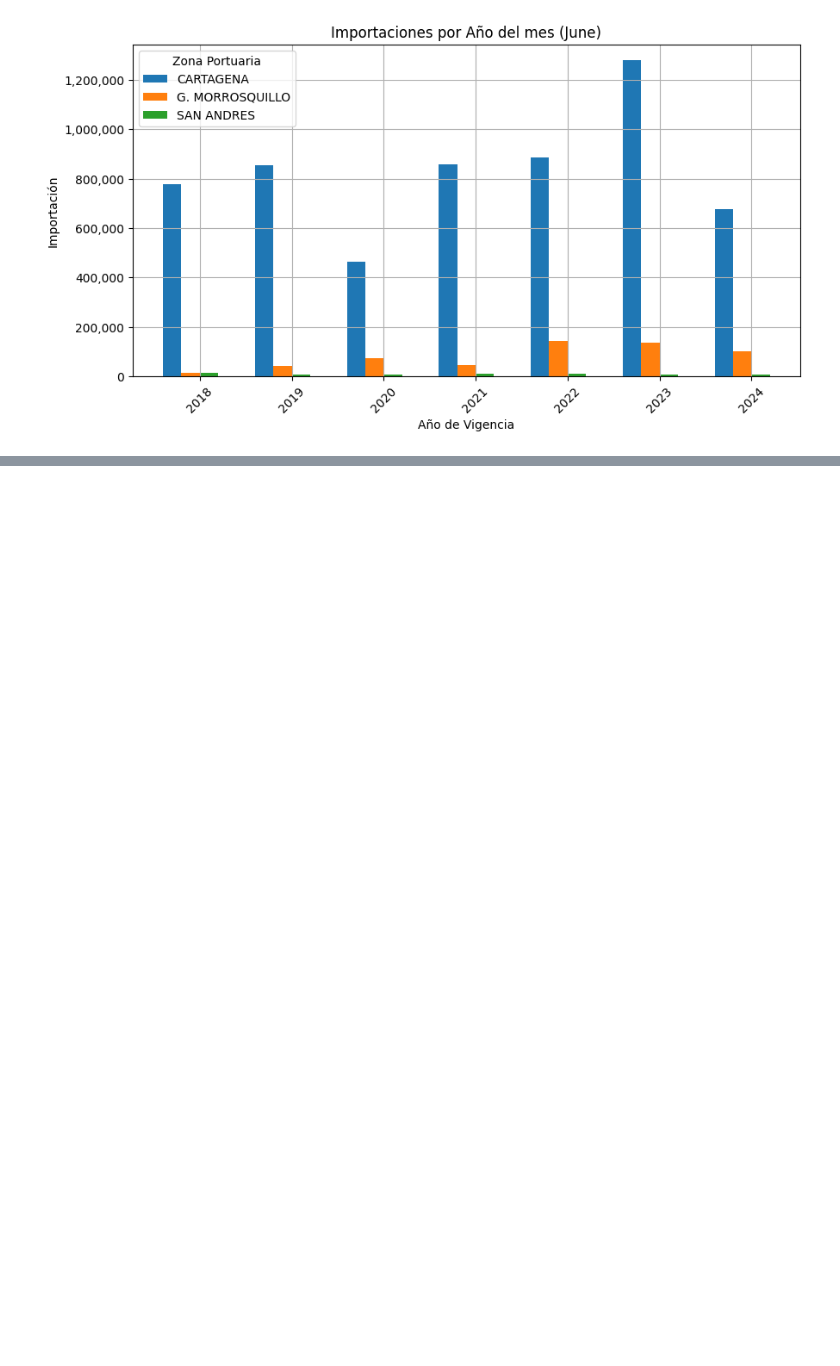
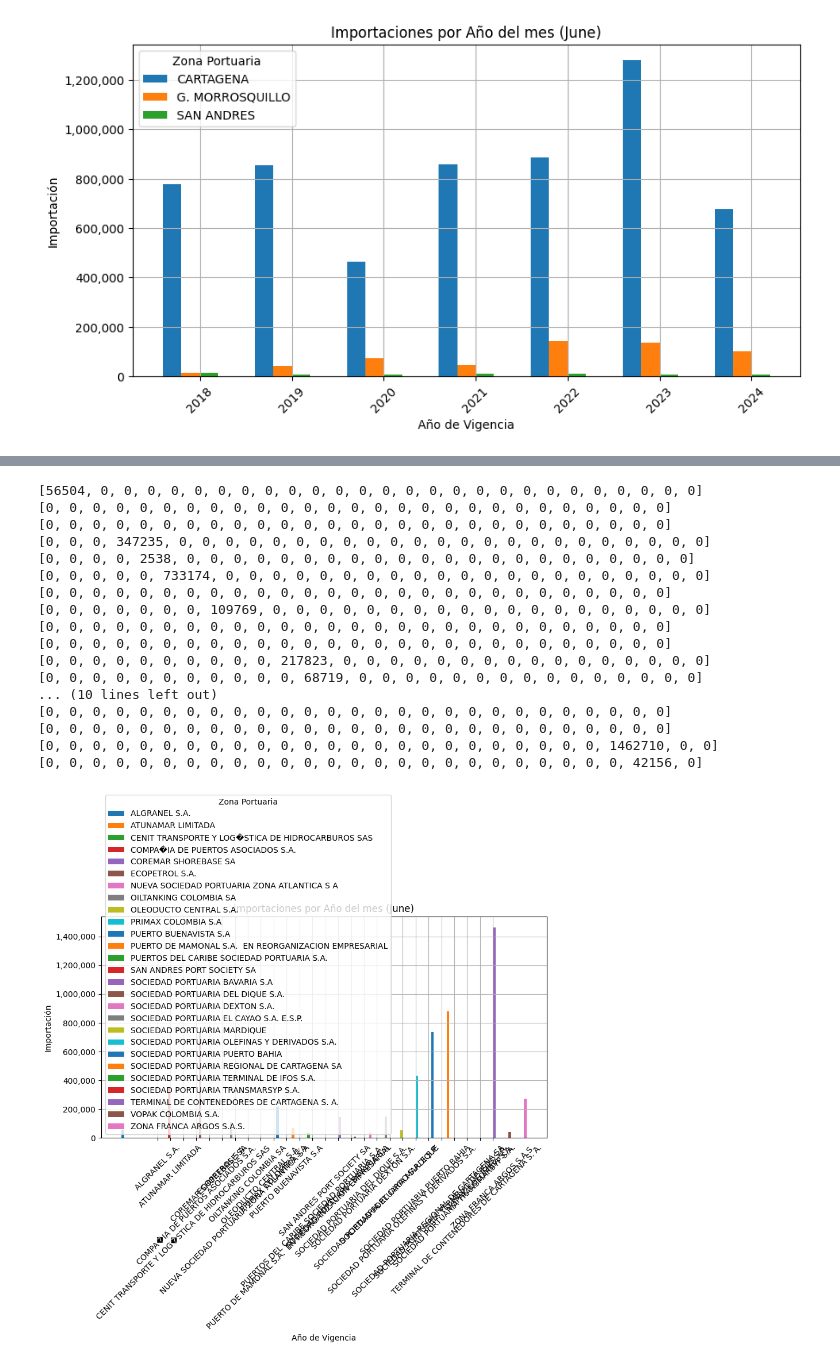
Before and after one commit to JosePimienta/Colombia_Trafico_Portuario_Maritimo, a Jupyter notebook: Colombia_Trafico_Portuario_Maritimo.ipynb, the cells around one changed output, grey strips where cells are left out. Drawn from its saved outputs; the diff is of its cells as text; code cells hidden in the pictures; blank space fills up the shorter version.

```diff
--- a/Colombia_Trafico_Portuario_Maritimo.ipynb
+++ b/Colombia_Trafico_Portuario_Maritimo.ipynb
@@ -287,0 +343,56 @@ plt.show()
+# %%
+import numpy as np
+import matplotlib.pyplot as plt
+import matplotlib.ticker as mticker
+
+plt.figure(figsize=(10, 5))
+
+# Obtener años únicos y definir posiciones en X
+años_unicos = sorted(df_mes['AÑO VIGENCIA'].unique())
+sp_unicos = sorted(df_mes['SOCIEDAD PORTUARIA'].unique())
+x = np.arange(len(sp_unicos))
+width = 0.2  # Ancho de las barras
+sp_in = 0
+# Graficar cada zona con desplazamiento en X
+for i, zona in enumerate(sp_unicos):
+    df_zona = df_mes[df_mes["ZONA PORTUARIA"] == zonas_unicas[0]]
+    df_sp = df_zona[df_zona['SOCIEDAD PORTUARIA'] == sp_unicos[sp_in]]
+    importaciones = [df_sp[df_sp["SOCIEDAD PORTUARIA"] == sp]["IMPORTACIÓN"].sum() for sp in sp_unicos]
+    plt.bar(x + i * width, importaciones, width=width, label=zona)
+    sp_in += 1
+    if sp_in >= len(sp_unicos):
+        break
+    print(importaciones)
+
+# Configurar eje X con los años
+plt.xticks(x + (width * (len(sp_unicos) / 2)), sp_unicos, rotation=45)
+
+plt.title(f"Importaciones por Año del mes ({nombre_mes})")
+plt.xlabel("Año de Vigencia")
+plt.ylabel("Importación")
+
+# 👉 Evitar notación científica en eje Y
+plt.gca().yaxis.set_major_formatter(mticker.StrMethodFormatter("{x:,.0f}"))
+
+plt.legend(title="Zona Portuaria")
+plt.grid()
+plt.show()
+# %% [output]
+[56504, 0, 0, 0, 0, 0, 0, 0, 0, 0, 0, 0, 0, 0, 0, 0, 0, 0, 0, 0, 0, 0, 0, 0, 0, 0, 0]
+[0, 0, 0, 0, 0, 0, 0, 0, 0, 0, 0, 0, 0, 0, 0, 0, 0, 0, 0, 0, 0, 0, 0, 0, 0, 0, 0]
+[0, 0, 0, 0, 0, 0, 0, 0, 0, 0, 0, 0, 0, 0, 0, 0, 0, 0, 0, 0, 0, 0, 0, 0, 0, 0, 0]
+[0, 0, 0, 347235, 0, 0, 0, 0, 0, 0, 0, 0, 0, 0, 0, 0, 0, 0, 0, 0, 0, 0, 0, 0, 0, 0, 0]
+[0, 0, 0, 0, 2538, 0, 0, 0, 0, 0, 0, 0, 0, 0, 0, 0, 0, 0, 0, 0, 0, 0, 0, 0, 0, 0, 0]
+[0, 0, 0, 0, 0, 733174, 0, 0, 0, 0, 0, 0, 0, 0, 0, 0, 0, 0, 0, 0, 0, 0, 0, 0, 0, 0, 0]
+[0, 0, 0, 0, 0, 0, 0, 0, 0, 0, 0, 0, 0, 0, 0, 0, 0, 0, 0, 0, 0, 0, 0, 0, 0, 0, 0]
+[0, 0, 0, 0, 0, 0, 0, 109769, 0, 0, 0, 0, 0, 0, 0, 0, 0, 0, 0, 0, 0, 0, 0, 0, 0, 0, 0]
+[0, 0, 0, 0, 0, 0, 0, 0, 0, 0, 0, 0, 0, 0, 0, 0, 0, 0, 0, 0, 0, 0, 0, 0, 0, 0, 0]
+[0, 0, 0, 0, 0, 0, 0, 0, 0, 0, 0, 0, 0, 0, 0, 0, 0, 0, 0, 0, 0, 0, 0, 0, 0, 0, 0]
+[0, 0, 0, 0, 0, 0, 0, 0, 0, 0, 217823, 0, 0, 0, 0, 0, 0, 0, 0, 0, 0, 0, 0, 0, 0, 0, 0]
+[0, 0, 0, 0, 0, 0, 0, 0, 0, 0, 0, 68719, 0, 0, 0, 0, 0, 0, 0, 0, 0, 0, 0, 0, 0, 0, 0]
+... (10 lines left out)
+[0, 0, 0, 0, 0, 0, 0, 0, 0, 0, 0, 0, 0, 0, 0, 0, 0, 0, 0, 0, 0, 0, 0, 0, 0, 0, 0]
+[0, 0, 0, 0, 0, 0, 0, 0, 0, 0, 0, 0, 0, 0, 0, 0, 0, 0, 0, 0, 0, 0, 0, 0, 0, 0, 0]
+[0, 0, 0, 0, 0, 0, 0, 0, 0, 0, 0, 0, 0, 0, 0, 0, 0, 0, 0, 0, 0, 0, 0, 0, 1462710, 0, 0]
+[0, 0, 0, 0, 0, 0, 0, 0, 0, 0, 0, 0, 0, 0, 0, 0, 0, 0, 0, 0, 0, 0, 0, 0, 0, 42156, 0]
+[figure, added]
```
Also changed, not shown: parts of 3 cells of this notebook.
